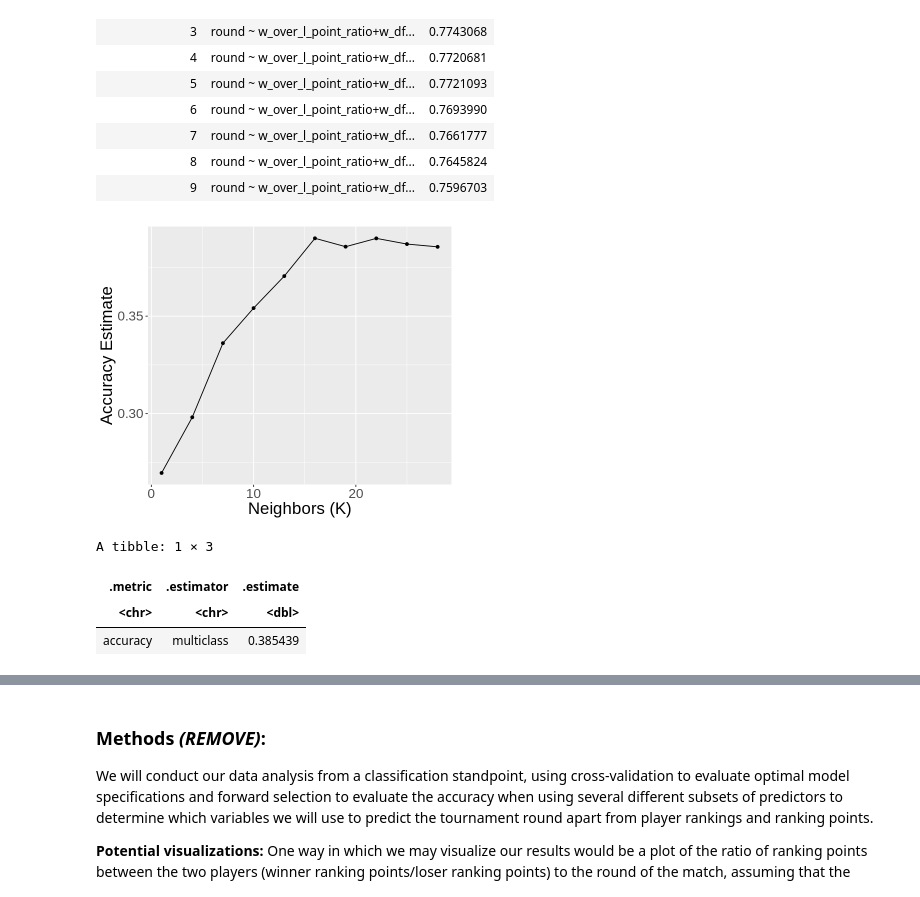
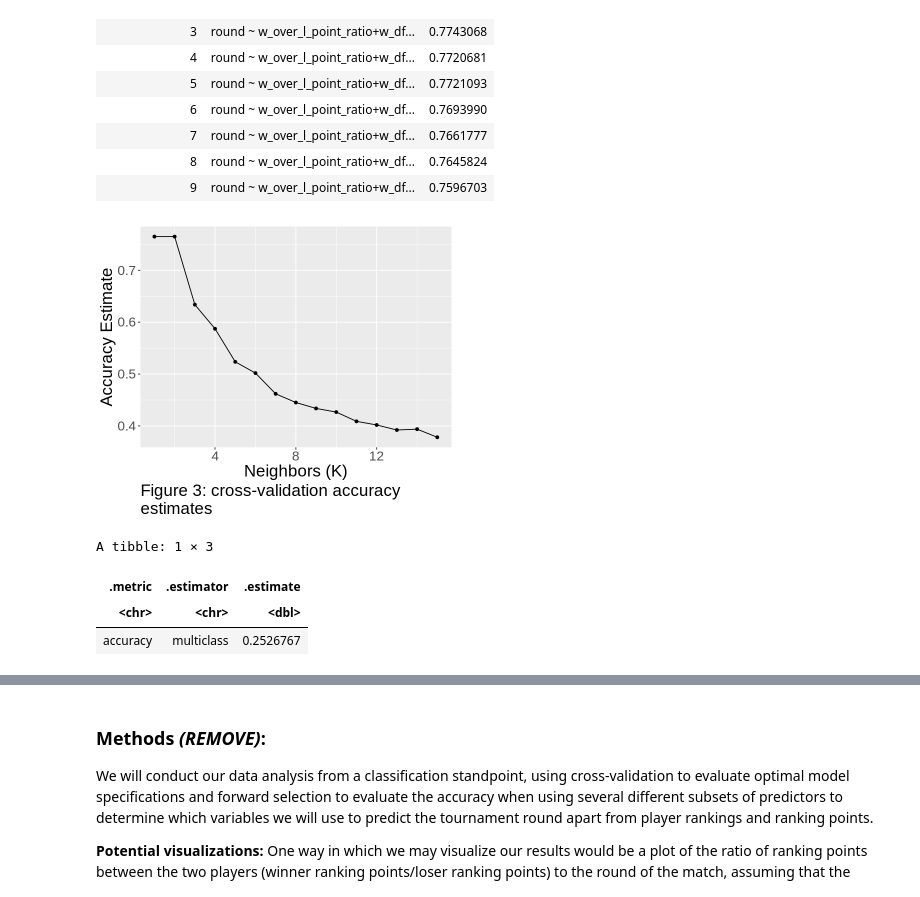
Before and after one commit to ben-westmore/dsci-100-2022w1-group-177, a Jupyter notebook: group177_report.ipynb, the cells around one changed output, grey strips where cells are left out. Drawn from its saved outputs; the diff is of its cells as text; code cells hidden in the pictures.

```diff
--- a/group177_report.ipynb
+++ b/group177_report.ipynb
@@ -198,15 +209,15 @@ Warning message:
 # %%
 set.seed(2019)
 
-# UPSAMPLING THE DATA FOR PURPOSES OF FORWARD SELECTION
+# UPSAMPLING THE TRAINING DATA FOR PURPOSES OF FORWARD SELECTION, CROSS-VALIDATION, AND PREDICTION
 
 ups_recipe <- recipe(round ~ ., data = tennis_train) |>
   step_upsample(round, over_ratio = 0.35, skip = FALSE) |>
   prep()
 
-upsampled_tennis <- bake(ups_recipe, tennis_train)
+upsampled_tennis_train <- bake(ups_recipe, tennis_train)
 
-upsampled_matches_by_round <- upsampled_tennis |>
+upsampled_matches_by_round <- upsampled_tennis_train |>
   group_by(round) |>
   summarize(n = n())
 
@@ -298,52 +309,51 @@ A tibble: 9 × 3
 # %%
 set.seed(2019)
 
-tennis_train_chosen_predictors <- tennis_train |>
-    select(round,
-           w_over_l_point_ratio,
-           winner_rank_points,
-           loser_rank_points,
-           winner_rank,
-           loser_rank)
+# PERFORMING CROSS-VALIDATION
+k_vals <- tibble(neighbors = seq(from = 1, to = 15, by = 1))
 
-# PERFORMING CROSS-VALIDATION
-k_vals <- tibble(neighbors = seq(from = 1, to = 30, by = 3))
-
-tennis_cv_recipe <- recipe(round ~ ., data = tennis_train_chosen_predictors) |>
+tennis_cv_recipe <- recipe(round ~ winner_rank +
+                                   winner_rank_points +
+                                   loser_rank +
+                                   loser_rank_points +
+                                   w_over_l_point_ratio,
+                           data = upsampled_tennis_train) |>
     step_scale(all_predictors()) |>
-    step_center(all_predictors()) #|>
-    # step_upsample(round, over_ratio = 0.35, skip = FALSE)
+    step_center(all_predictors())
 
 tennis_cv_spec <- nearest_neighbor(weight_func = "rectangular", neighbors = tune()) |>
     set_engine("kknn") |>
     set_mode("classification")
 
-tennis_vfold <- vfold_cv(tennis_train_chosen_predictors, v = 5, strata = round)
+tennis_vfold <- vfold_cv(upsampled_tennis_train, v = 5, strata = round)
 
 tennis_knn_results <- workflow() |>
     add_recipe(tennis_cv_recipe) |>
     add_model(tennis_cv_spec) |>
     tune_grid(resamples = tennis_vfold, grid = k_vals) |>
     collect_metrics()
 
 accuracies <- tennis_knn_results |>
     filter(.metric == "accuracy")
 
-options(repr.plot.height = 5, repr.plot.width = 6)
+options(repr.plot.width = 6, repr.plot.height = 5)
 
 cross_val_plot <- ggplot(accuracies, aes(x = neighbors, y = mean)) +
     geom_point() +
     geom_line() +
-    labs(x = "Neighbors (K)", y = "Accuracy Estimate") +
-    theme(text = element_text(size = 20))
+    labs(x = "Neighbors (K)",
+         y = "Accuracy Estimate",
+         caption = "Figure 3: Cross-validation accuracy\nestimates") +
+    theme(text = element_text(size = 20),
+          plot.caption = element_text(hjust = 0, size = 20))
 
 cross_val_plot
 # %% [output]
-[figure, old version]
+[figure, new version]
 # %%
 set.seed(2019)
 
-best_k_spec <- nearest_neighbor(weight_func = "rectangular", neighbors = 16) |>
+best_k_spec <- nearest_neighbor(weight_func = "rectangular", neighbors = 2) |>
     set_engine("kknn") |>
     set_mode("classification")
 
@@ -352,15 +362,16 @@ final_recipe <- recipe(round ~ winner_rank +
                        loser_rank +
                        loser_rank_points +
                        w_over_l_point_ratio,
-                       data = tennis_train) |>
+                       data = upsampled_tennis_train) |>
     step_scale(all_predictors()) |>
-    step_center(all_predictors()) #|>
-    # step_upsample(round, over_ratio = 0.35, skip = FALSE)
+    step_center(all_predictors())
 
 best_k_fit <- workflow() |>
     add_recipe(final_recipe) |>
     add_model(best_k_spec) |>
-    fit(tennis_train)
+    fit(upsampled_tennis_train)
+
+# PREDICTING ON ORIGINAL TEST DATA
 
 best_k_predictions <- predict(best_k_fit, tennis_test) |>
     bind_cols(tennis_test)
@@ -374,4 +385,4 @@ best_k_metrics
 A tibble: 1 × 3
 | .metric | .estimator | .estimate |
 | <chr> | <chr> | <dbl> |
-| accuracy | multiclass | 0.385439 |
+| accuracy | multiclass | 0.2526767 |
```
Also changed, not shown: parts of 4 cells of this notebook.
